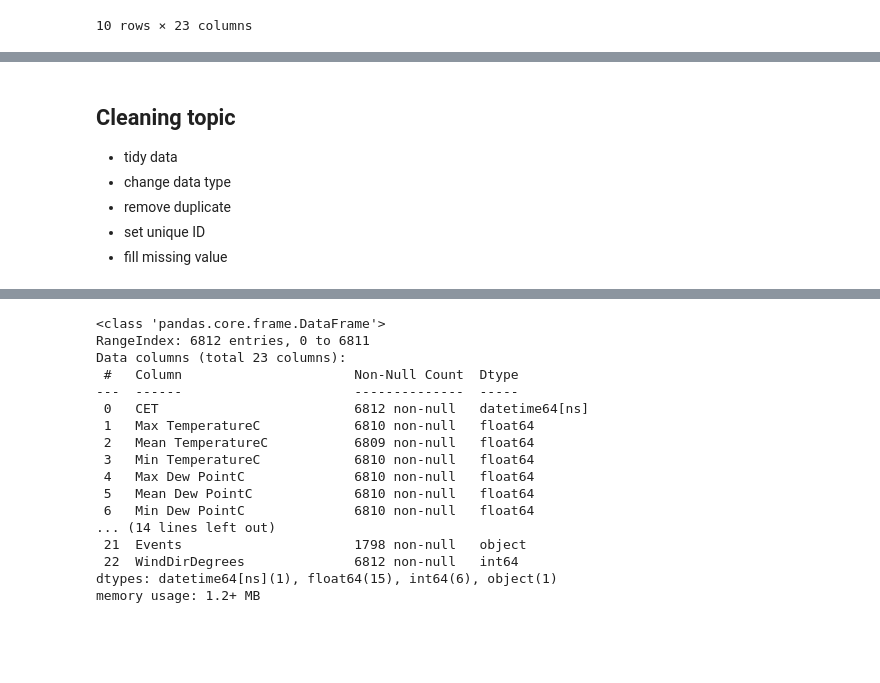
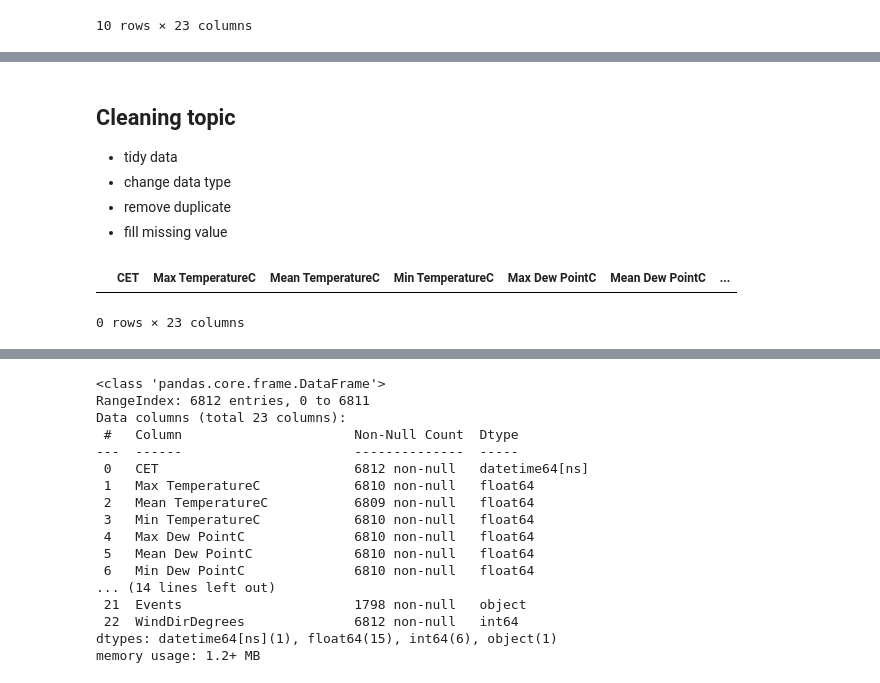
Before and after one commit to nnyPRO/Daily_Weather, a Jupyter notebook: code/Ta.ipynb, the cells around one changed output, grey strips where cells are left out. Drawn from its saved outputs; the diff is of its cells as text; code cells hidden in the pictures; blank space fills up the shorter version.

```diff
--- a/code/Ta.ipynb
+++ b/code/Ta.ipynb
@@ -85,7 +63,6 @@ data.groupby('Max TemperatureC').count()
 - tidy data
 - change data type
 - remove duplicate
-- set unique ID
 - fill missing value
 # %%
 # tidy data
@@ -101,0 +77,5 @@ data['CET'] = pd.to_datetime(data['CET'])
+# %%
+data[data['CET'].duplicated()]
+# %% [output]
+|  | CET | Max TemperatureC | Mean TemperatureC | Min TemperatureC | Max Dew PointC | Mean Dew PointC | ... |
+0 rows × 23 columns
```
Also changed, not shown: parts of 11 cells of this notebook, 1 other file.
